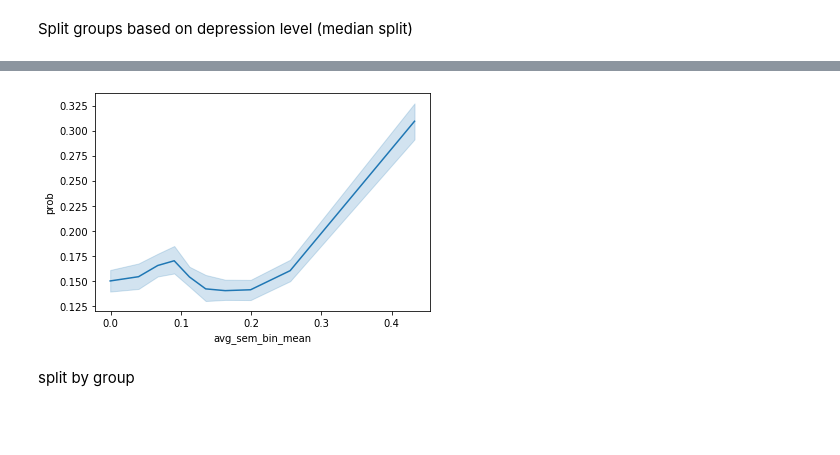
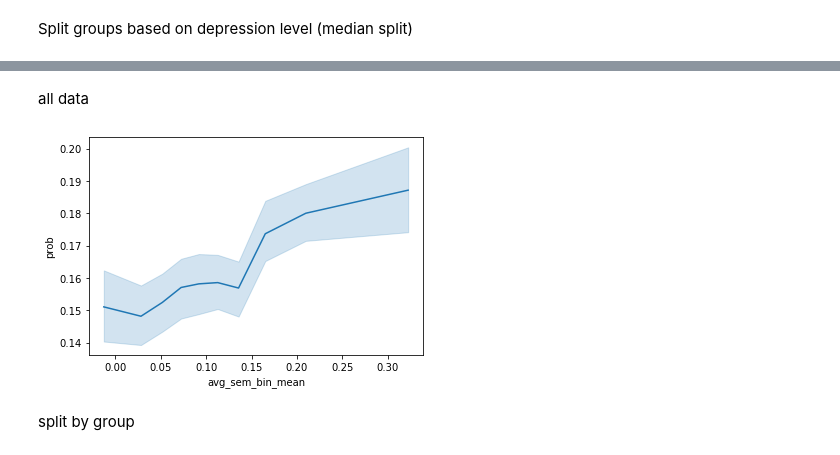
Before and after one commit to NoaHerz/Mental_health, a Jupyter notebook: temp_sem_clustering.ipynb, the cells around one changed output, grey strips where cells are left out. Cells and saved outputs as stored; diff of their text form; code cells hidden in the pictures; blank space fills up the shorter version.

```diff
--- a/temp_sem_clustering.ipynb
+++ b/temp_sem_clustering.ipynb
@@ -198,0 +302,5 @@ combined_temp_df
+# %%
+mean_temp=combined_temp_df.groupby('subject')['temp_fact'].transform('mean') # avg over session within subjects
+combined_temp_df['mean_temp'] = mean_temp
+# combined_temp_df[combined_temp_df['subject']]
+combined_temp_df
@@ -198,0 +323,9 @@ combined_temp_df
+# %%
+sub_level_df = pd.DataFrame([])
+for sub in combined_temp_df['subject'].unique():
+    sub_inf = combined_temp_df[combined_temp_df['subject']==sub]
+    sub_level_df = sub_level_df.append({'subject':sub_inf['subject'].iloc[0],'high_anxiety':sub_inf['high_anxiety'].iloc[0],
+                           'high_depression':sub_inf['high_depression'].iloc[0],'anxiety_tercile':sub_inf['anxiety_tercile'].iloc[0],
+                                        'depression_tercile':sub_inf['depression_tercile'].iloc[0],'BDI':sub_inf['BDI'].iloc[0],
+                                        'BAI':sub_inf['BAI'].iloc[0],'mean_temp':sub_inf['mean_temp'].iloc[0]},ignore_index=True)
+sub_level_df
@@ -198,0 +447,13 @@ combined_temp_df
+# %%
+sub_level_df = pd.DataFrame([])
+for sub in combined_temp_df['subject'].unique():
+    sub_inf = combined_temp_df[combined_temp_df['subject']==sub]
+    sub_level_df = sub_level_df.append({'subject':sub_inf['subject'].iloc[0],'high_anxiety':sub_inf['high_anxiety'].iloc[0],
+                           'high_depression':sub_inf['high_depression'].iloc[0],'anxiety_tercile':sub_inf['anxiety_tercile'].iloc[0],
+                                        'depression_tercile':sub_inf['depression_tercile'].iloc[0],'BDI':sub_inf['BDI'].iloc[0],
+                                        'BAI':sub_inf['BAI'].iloc[0],'mean_temp':sub_inf['mean_temp'].iloc[0],
+                                       'gender':sub_inf['gender'].iloc[0],
+                                       'binary_prior_neuro':sub_inf['binary_prior_neuro'].iloc[0],
+                                       'age_at_implant':sub_inf['age_at_implant'].iloc[0],
+                                       'IQ':sub_inf['IQ'].iloc[0]},ignore_index=True)
+sub_level_df
@@ -404,13 +994,16 @@ for sub in events_new.subject.unique():
     sub_events= events_new[events_new['subject']==sub]
     for session_num in sub_events.session.unique():
         pb_sem_crp_sub=[]
-        sess_events=sub_events[sub_events['session']==sess]
+        sess_events=sub_events[sub_events['session']==session_num]
 #         print('sub:', sub, 'sess: ',session_num)
         if len(sess_events)>0:
-            pb_sem_crp_sub=pb.pd_sem_crp(sess_events,itemno_column='item_num_new',sem_sims = sem_sims)
-            pb_sem_crp_sub['subject']=sub
-            pb_sem_crp_sub['session']=session_num
-            pb_sem_crp1 = pb_sem_crp1.append(pb_sem_crp_sub) # concatenate over subjects
+            try:
+                pb_sem_crp_sub=pb.pd_sem_crp(sess_events,itemno_column='item_num_new',sem_sims = sem_sims)
+                pb_sem_crp_sub['subject']=sub
+                pb_sem_crp_sub['session']=session_num
+                pb_sem_crp1 = pb_sem_crp1.append(pb_sem_crp_sub) # concatenate over subjects
+            except:
+                print('Problem with sub:', sub, 'sess: ',session_num)
 # %% [output]
 A value is trying to be set on a copy of a slice from a DataFrame.
 Try using .loc[row_indexer,col_indexer] = value instead
@@ -506,9 +1103,11 @@ g = sns.catplot(x='sem_bin', y='prob', kind='point', hue='high_depression',
+# %% [markdown]
+all data
 # %%
 #using average bin value
-pb_sem_crp['avg_sem_bin_mean'] = pb_sem_crp.groupby('sem_bin')['sem_bin_mean'].transform('mean')
-g = sns.lineplot(x='avg_sem_bin_mean', y='prob', data=pb_sem_crp)
+pb_sem_crp1['avg_sem_bin_mean'] = pb_sem_crp1.groupby('sem_bin')['sem_bin_mean'].transform('mean')
+g = sns.lineplot(x='avg_sem_bin_mean', y='prob', data=pb_sem_crp1)
 # %% [output]
-[figure, old version]
+[figure, new version]
 # %% [markdown]
 split by group
 # %%
```
Also changed, not shown: parts of 82 cells of this notebook, 2 other files.
